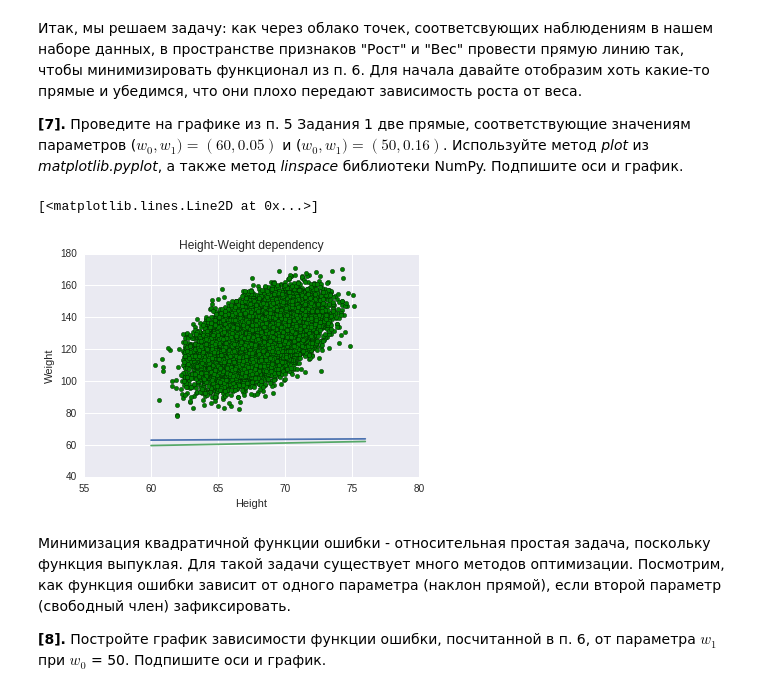
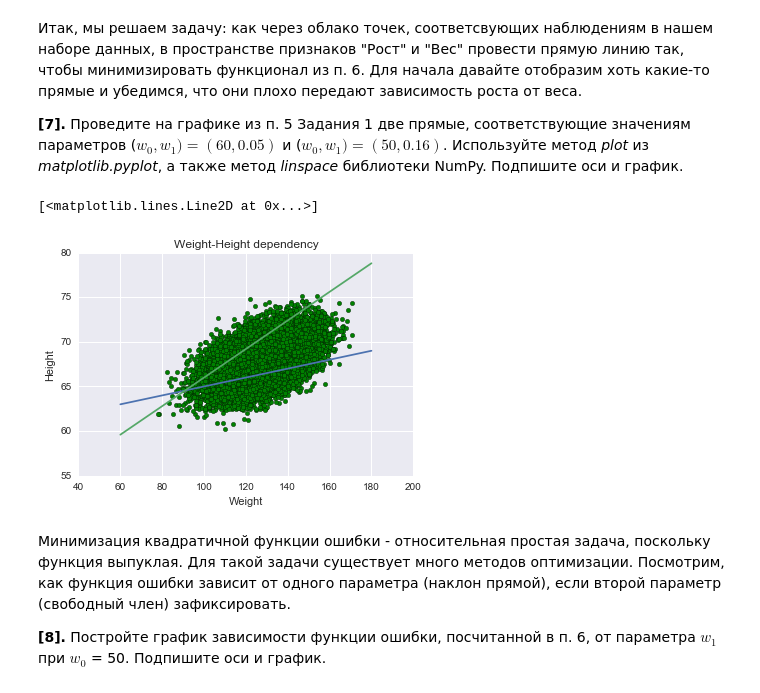
Before and after one commit to ElSacramento/ipython, a Jupyter notebook: peer_review_linreg_height_weight.ipynb, the cells around one changed output. Saved outputs shown, nothing was run; the diff lists cells and outputs as text; code cells hidden in the pictures.

```diff
--- a/peer_review_linreg_height_weight.ipynb
+++ b/peer_review_linreg_height_weight.ipynb
@@ -128,13 +121,13 @@ def graph(w0, w1, x):
 
 **[7].** Проведите на графике из п. 5 Задания 1 две прямые, соответствующие значениям параметров ($w_0, w_1) = (60, 0.05)$ и ($w_0, w_1) = (50, 0.16)$. Используйте метод *plot* из *matplotlib.pyplot*, а также метод *linspace* библиотеки NumPy. Подпишите оси и график.
 # %%
-data.plot(x='Height', y='Weight', kind='scatter', color='green',  title='Height-Weight dependency')
-x = np.linspace(60, 76)
+data.plot(x='Weight', y='Height', kind='scatter', color='green',  title='Weight-Height dependency')
+x = np.linspace(60, 180)
 plt.plot(x, [graph(60, 0.05, i) for i in x])
 plt.plot(x, [graph(50, 0.16, i) for i in x])
 # %% [output]
 [<matplotlib.lines.Line2D at 0x...>]
-[figure, old version]
+[figure, new version]
 # %% [markdown]
 Минимизация квадратичной функции ошибки - относительная простая задача, поскольку функция выпуклая. Для такой задачи существует много методов оптимизации. Посмотрим, как функция ошибки зависит от одного параметра (наклон прямой), если второй параметр (свободный член) зафиксировать.
 
```
Also changed, not shown: parts of 12 cells of this notebook, 1 other file.
